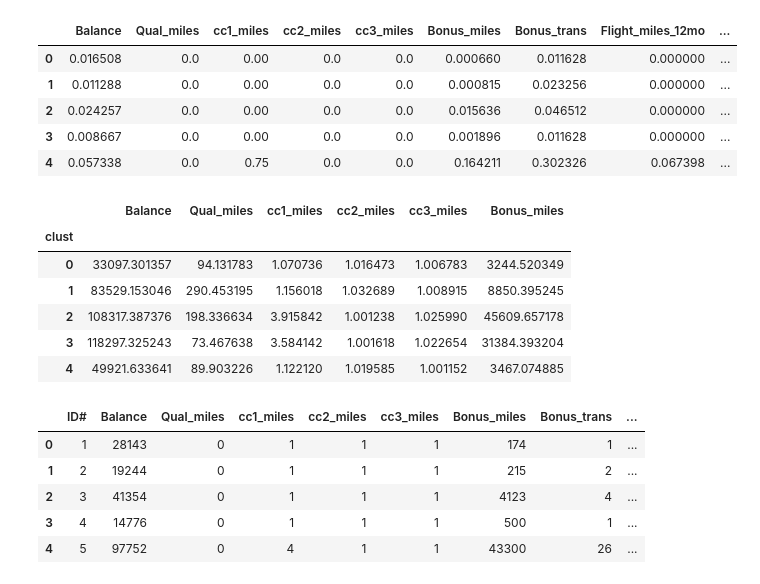
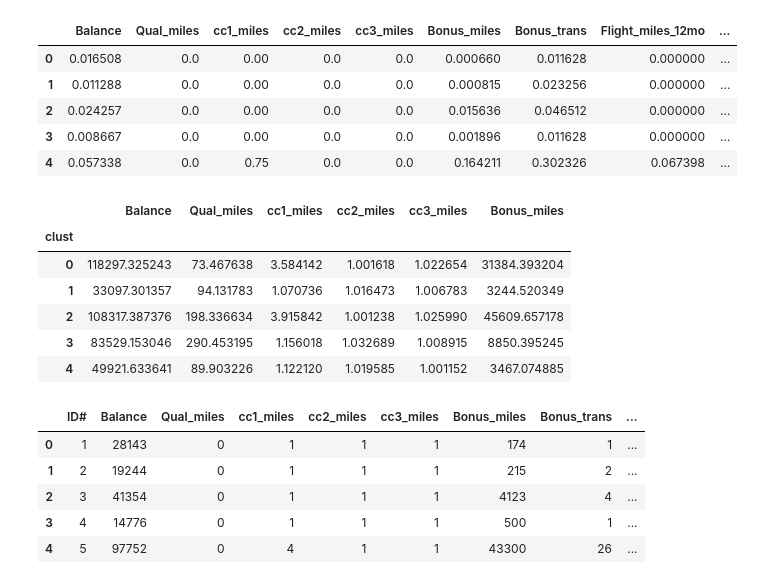
Before and after one commit to rajveersinghcse/Excelr-Assignments, a Jupyter notebook: 7. Clustering/Q2._EastWestAirlines.ipynb, the cells around one changed output. Saved outputs shown, nothing was run; the diff lists cells and outputs as text; code cells hidden in the pictures.

```diff
--- a/7. Clustering/Q2._EastWestAirlines.ipynb
+++ b/7. Clustering/Q2._EastWestAirlines.ipynb
@@ -196,5 +193,5 @@ df_xy.plot(x="X",y = "Y",c=model1.labels_,kind="scatter",s=10,cmap=plt.cm.coolwa
 # %%
-airl=pd.read_excel('D:\EXCLER solution\data set\Clustering\EastWestAirlines.xlsx',sheet_name='data')
+air=pd.read_excel('data/EastWestAirlines.xlsx',sheet_name='data')
 # %%
 # Normalization function
 def norm_func(i):
@@ -202,7 +199,7 @@ def norm_func(i):
     return (x)
 
 # Normalized data frame (considering the numerical part of data)
-df_norm = norm_func(airl.iloc[:,1:])
+df_norm = norm_func(air.iloc[:,1:])
 
 
 df_norm.head(10)  # Top 10 rows
@@ -229,6 +226,6 @@ array([4, 4, 4, ..., 2, 0, 0])
 # %%
 md=pd.Series(model.labels_)  # converting numpy array into pandas series object
-airl['clust']=md # creating a  new column and assigning it to new column
+air['clust']=md # creating a  new column and assigning it to new column
 df_norm.head()
 # %% [output]
 |  | Balance | Qual_miles | cc1_miles | cc2_miles | cc3_miles | Bonus_miles | Bonus_trans | Flight_miles_12mo | ... |
@@ -238,13 +235,13 @@ df_norm.head()
 | 3 | 0.008667 | 0.0 | 0.00 | 0.0 | 0.0 | 0.001896 | 0.011628 | 0.000000 | ... |
 | 4 | 0.057338 | 0.0 | 0.75 | 0.0 | 0.0 | 0.164211 | 0.302326 | 0.067398 | ... |
 # %%
-airl.iloc[:,1:7].groupby(airl.clust).mean()
+air.iloc[:,1:7].groupby(air.clust).mean()
 # %% [output]
 |  | Balance | Qual_miles | cc1_miles | cc2_miles | cc3_miles | Bonus_miles |
 | clust |  |  |  |  |  |  |
-| 0 | 33097.301357 | 94.131783 | 1.070736 | 1.016473 | 1.006783 | 3244.520349 |
-| 1 | 83529.153046 | 290.453195 | 1.156018 | 1.032689 | 1.008915 | 8850.395245 |
+| 0 | 118297.325243 | 73.467638 | 3.584142 | 1.001618 | 1.022654 | 31384.393204 |
+| 1 | 33097.301357 | 94.131783 | 1.070736 | 1.016473 | 1.006783 | 3244.520349 |
 | 2 | 108317.387376 | 198.336634 | 3.915842 | 1.001238 | 1.025990 | 45609.657178 |
-| 3 | 118297.325243 | 73.467638 | 3.584142 | 1.001618 | 1.022654 | 31384.393204 |
+| 3 | 83529.153046 | 290.453195 | 1.156018 | 1.032689 | 1.008915 | 8850.395245 |
 | 4 | 49921.633641 | 89.903226 | 1.122120 | 1.019585 | 1.001152 | 3467.074885 |
 # %%
```
Also changed, not shown: parts of 27 cells of this notebook.
